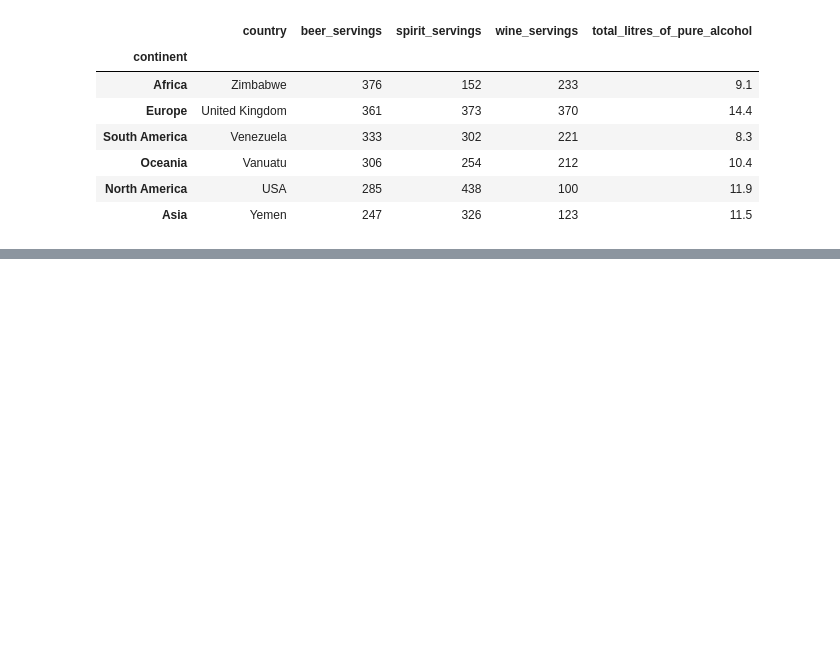
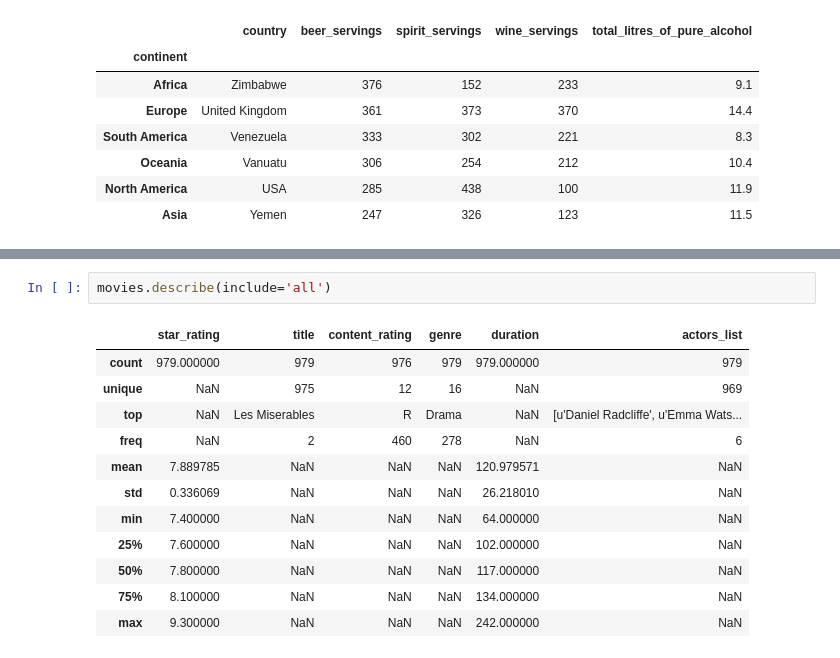
Before and after one commit to Muhammd-Hamza-Sabir/Data-Analysis-using-Pandas, a Jupyter notebook: Pandas Tutorial.ipynb, the cells around one changed output, grey strips where cells are left out. Drawn from its saved outputs; the diff is of its cells as text; blank space fills up the shorter version.

```diff
--- a/Pandas Tutorial.ipynb
+++ b/Pandas Tutorial.ipynb
@@ -1076,0 +1123,15 @@ drinks.groupby('continent').max().sort_values(by='beer_servings', ascending=Fals
+# %%
+movies.describe(include='all')
+# %% [output]
+|  | star_rating | title | content_rating | genre | duration | actors_list |
+| count | 979.000000 | 979 | 976 | 979 | 979.000000 | 979 |
+| unique | NaN | 975 | 12 | 16 | NaN | 969 |
+| top | NaN | Les Miserables | R | Drama | NaN | [u'Daniel Radcliffe', u'Emma Wats... |
+| freq | NaN | 2 | 460 | 278 | NaN | 6 |
+| mean | 7.889785 | NaN | NaN | NaN | 120.979571 | NaN |
+| std | 0.336069 | NaN | NaN | NaN | 26.218010 | NaN |
+| min | 7.400000 | NaN | NaN | NaN | 64.000000 | NaN |
+| 25% | 7.600000 | NaN | NaN | NaN | 102.000000 | NaN |
+| 50% | 7.800000 | NaN | NaN | NaN | 117.000000 | NaN |
+| 75% | 8.100000 | NaN | NaN | NaN | 134.000000 | NaN |
+| max | 9.300000 | NaN | NaN | NaN | 242.000000 | NaN |
```
Also changed, not shown: parts of 31 cells of this notebook.
